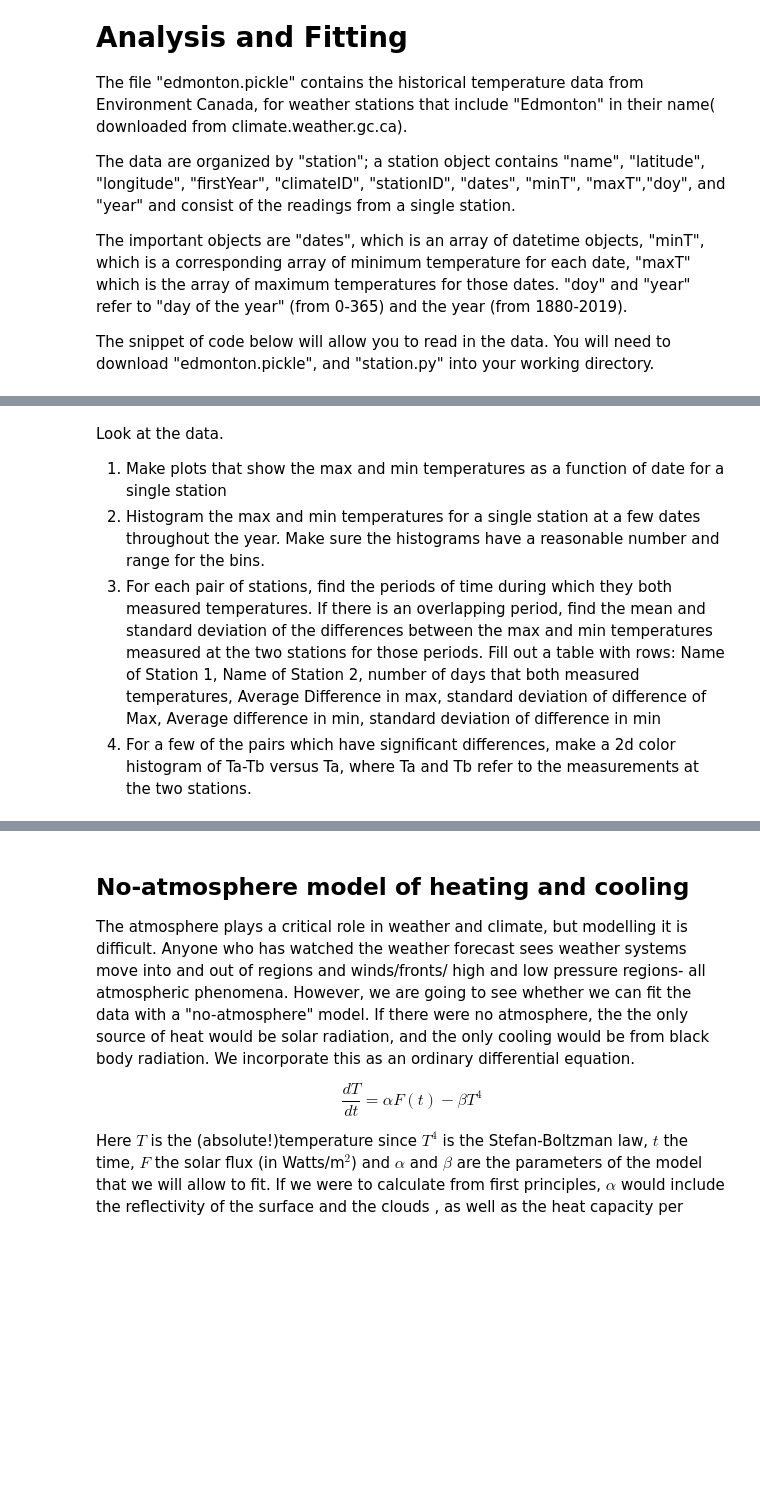
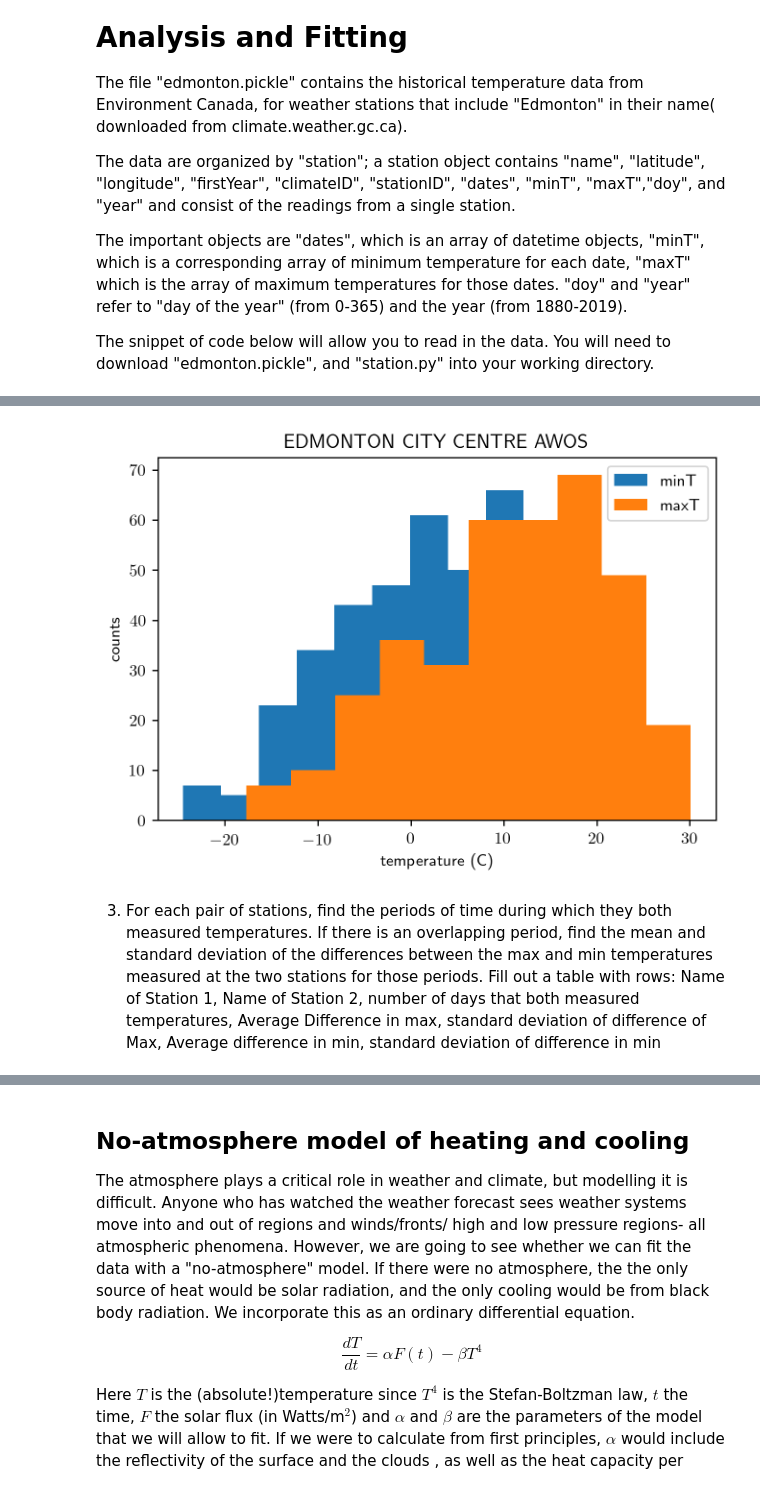
Before and after one commit to hanzhihua1/phys-420, a Jupyter notebook: Assignments/Finished/Assignment 3 Data and Fitting.ipynb, the cells around one changed output, grey strips where cells are left out. Saved outputs shown, nothing was run; the diff lists cells and outputs as text; code cells hidden in the pictures; blank space fills up the shorter version.

```diff
--- a/Assignments/Finished/Assignment 3 Data and Fitting.ipynb
+++ b/Assignments/Finished/Assignment 3 Data and Fitting.ipynb
@@ -39,0 +49,16 @@ EDMONTON CALDER
+# %%
+# Solution to Question 2.
+
+import pandas as pd
+
+def make_dataFrame(station, index=True):
+    df = pd.DataFrame([])
+    df['minT_'+station.name] = pd.Series(station.minT)
+    df['maxT_'+station.name] = pd.Series(station.maxT)
+    df['dates_'+station.name] = pd.Series(station.dates, dtype='datetime64[ns]')
+    if index:
+        df = df.set_index('dates_'+station.name)
+    return df
+
+df = make_dataFrame(s[1])
+df
@@ -40,7 +80,19 @@ EDMONTON CALDER
+# %%
+# Solution to Question 2 continued.
+
+def plot_histogram(station):
+    df = make_dataFrame(station)
+    df_2005_2006 = df['2005-01-21':'2006-01-21']
+
+    plt.title(station.name)
+    plt.ylabel('counts')
+    plt.xlabel('temperature (C)')
+    plt.hist(df_2005_2006['minT_'+station.name],label='minT')
+    plt.hist(df_2005_2006['maxT_'+station.name],label='maxT')
+    plt.legend()
+
+plot_histogram(s[1])
+# %% [output]
+[figure, added]
 # %% [markdown]
-Look at the data.
-
-1.  Make plots that show the max and min temperatures as a function of date for a single station
-2.  Histogram the max and min temperatures for a single station at a few dates throughout the year. Make sure the histograms have a reasonable number and range for the bins.
 3.  For each pair of stations, find the periods of time during which they both measured temperatures.  If there is an overlapping period, find the mean and standard deviation of the differences between the max and min temperatures measured at the two stations for those periods.  Fill out a table with rows:  Name of Station 1, Name of Station 2, number of days that both measured temperatures, Average Difference in max, standard deviation of difference of Max, Average difference in min, standard deviation of difference in min
-4.  For a few of the pairs which have significant differences, make a 2d color histogram of Ta-Tb versus Ta, where Ta and Tb refer to the measurements at the two stations.
```
Also changed, not shown: parts of 20 cells of this notebook, 5 other files.
